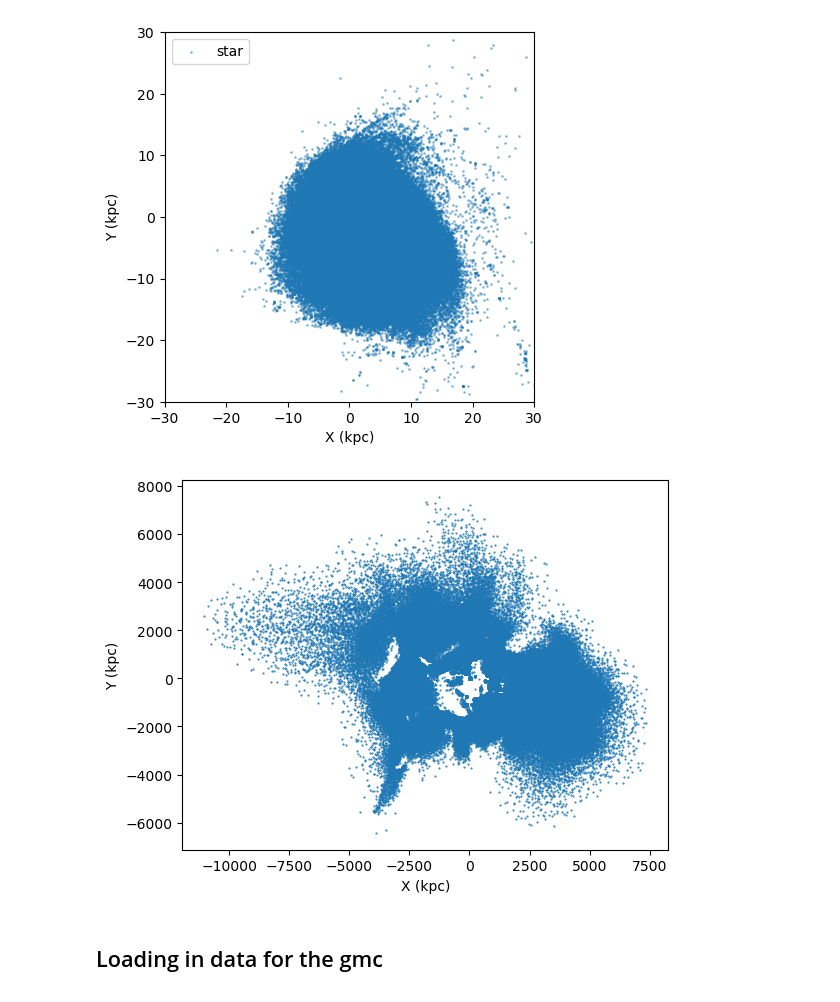
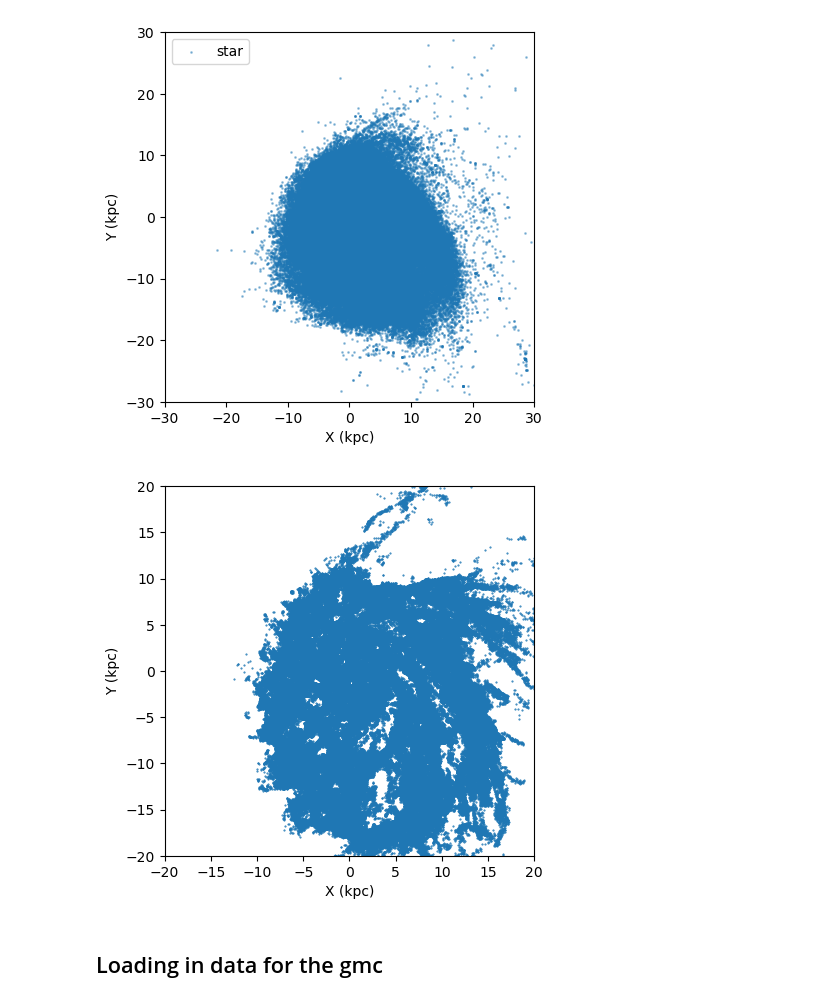
Before and after one commit to sumbarger/star_clusters, a Jupyter notebook: m12i_main_code.ipynb, the cells around one changed output. Saved outputs shown, nothing was run; the diff lists cells and outputs as text; code cells hidden in the pictures.

```diff
--- a/m12i_main_code.ipynb
+++ b/m12i_main_code.ipynb
@@ -202,22 +202,25 @@ plt.show()
 # %%
 part640['gas']['position']
 
 position = part640['gas'].prop('host.distance.principal') #setting variable for position
-index = np.where(part640['gas'].prop('temperature') < 10**4)
+index = np.where(part640['gas'].prop('temperature') < 10**3)
 gas_x640 = position[index][:,0] # the x position
 gas_y640 = position[index][:,1] # the y position
 gas_z640 = position[index][:,2] # the z position
 
 fig1, ax = plt.subplots() #sets up plot
 ax.scatter(gas_x640, gas_y640, s=1, marker='.') #make first plot x vs y with marker .
 ax.set_xlabel('X (kpc)') #label x axis
 ax.set_ylabel('Y (kpc)') #label y axis
 
+ax.set_xlim([-20, 20]) #set x limit
+ax.set_ylim([-20, 20]) #set y limit
+
 ax.set_aspect('equal') #sets aspect ratio to equal
 
 plt.show()
 # %% [output]
-[figure, old version]
+[figure, new version]
 # %% [markdown]
 ## Loading in data for the gmc
 # %%
```
Also changed, not shown: parts of 5 cells of this notebook.
